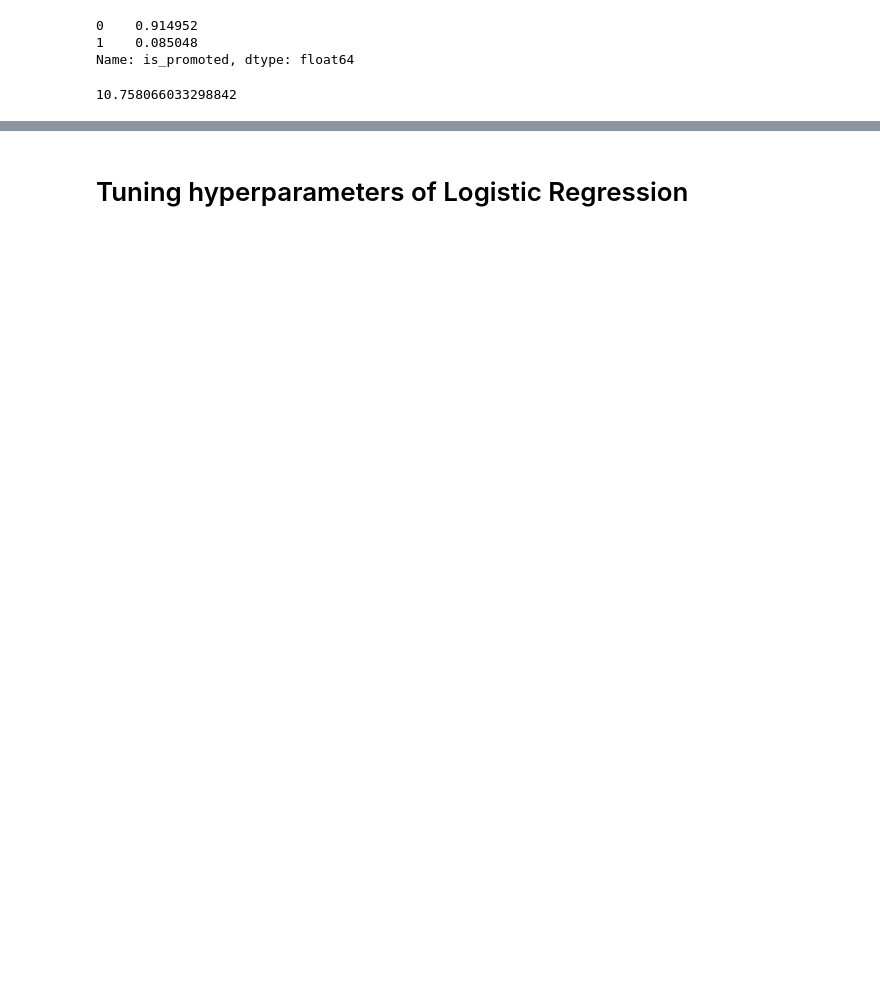
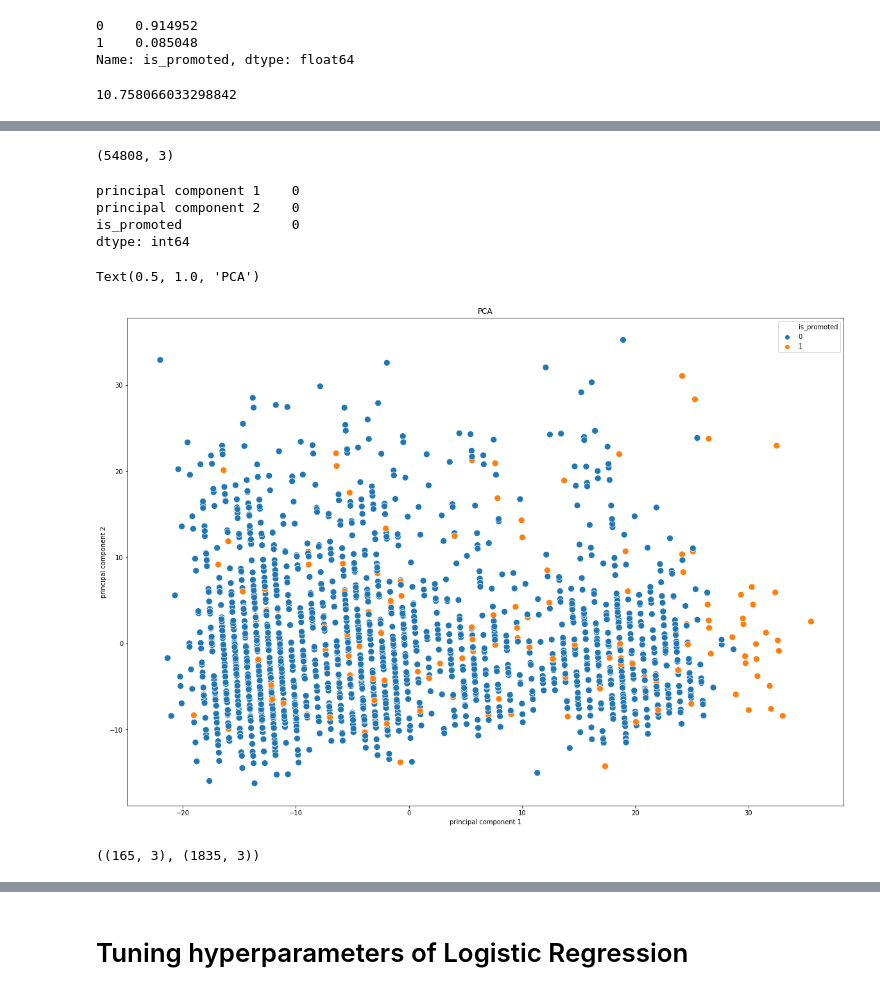
Before and after one commit to slavaminchuk/Logistic-regression, a Jupyter notebook: Logistic regression.ipynb, the cells around one changed output, grey strips where cells are left out. Drawn from its saved outputs; the diff is of its cells as text; code cells hidden in the pictures; blank space fills up the shorter version.

```diff
--- a/Logistic regression.ipynb
+++ b/Logistic regression.ipynb
@@ -222,0 +288,2 @@ Name: is_promoted, dtype: float64
+# %%
+pca_x = data
@@ -222,0 +300,7 @@ Name: is_promoted, dtype: float64
+# %%
+from sklearn.decomposition import PCA
+
+pca = PCA(n_components=2)
+principalComponents = pca.fit_transform(pca_x)
+principalDf = pd.DataFrame(data = principalComponents
+             , columns = ['principal component 1', 'principal component 2'])
@@ -222,0 +331,2 @@ Name: is_promoted, dtype: float64
+# %%
+finalDf = pd.concat([principalDf, y], axis=1)
@@ -222,0 +342,23 @@ Name: is_promoted, dtype: float64
+# %%
+finalDf.shape
+# %% [output]
+(54808, 3)
+# %%
+finalDf.isnull().sum()
+# %% [output]
+principal component 1    0
+principal component 2    0
+is_promoted              0
+dtype: int64
+# %%
+sample = finalDf.sample(2000)
+# %%
+plt.figure(figsize=(20, 14))
+sns.scatterplot(x=sample["principal component 1"], y=sample["principal component 2"],
+                hue=sample["is_promoted"],
+               s=100
+)
+plt.title('PCA')
+# %% [output]
+Text(0.5, 1.0, 'PCA')
+[figure, added]
@@ -222,0 +368,4 @@ Name: is_promoted, dtype: float64
+# %%
+sample_true.shape, sample_false.shape
+# %% [output]
+((165, 3), (1835, 3))
```
Also changed, not shown: parts of 89 cells of this notebook.
